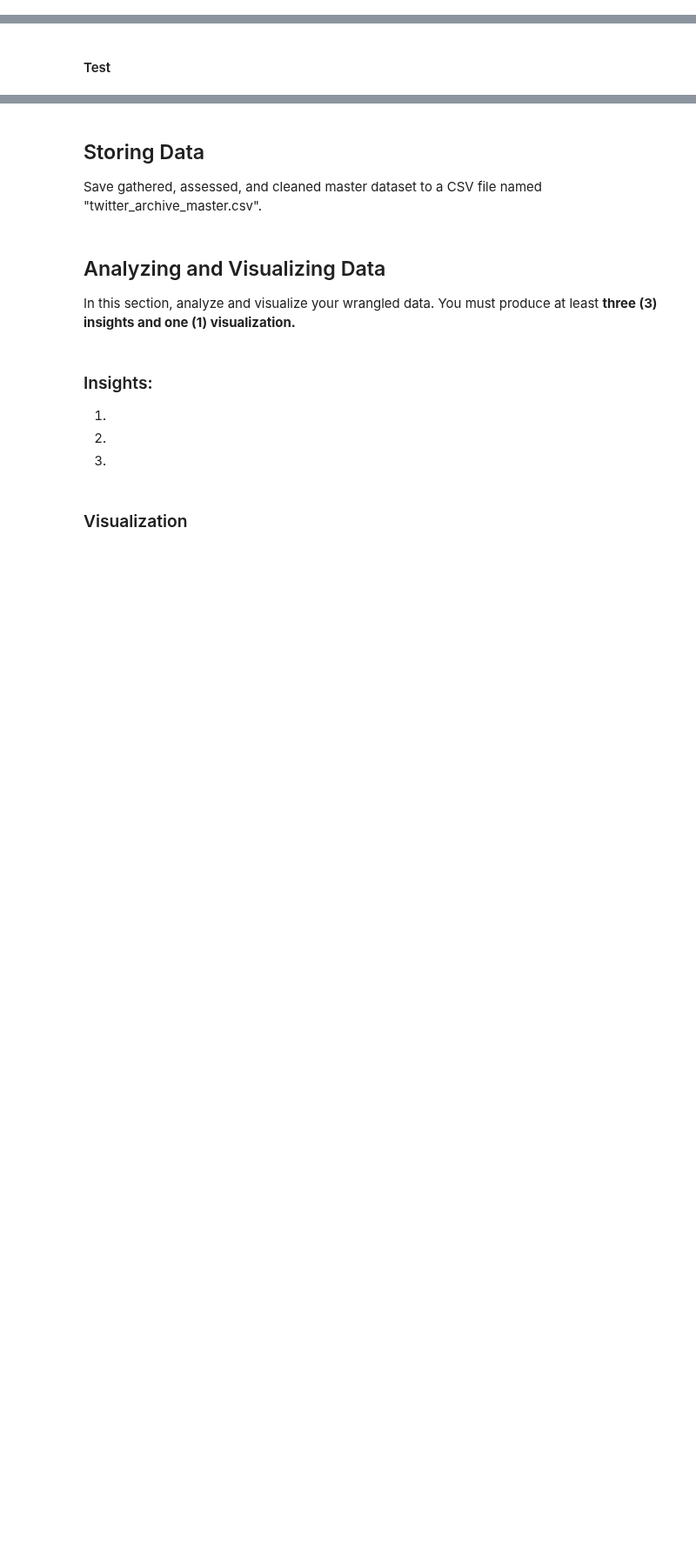
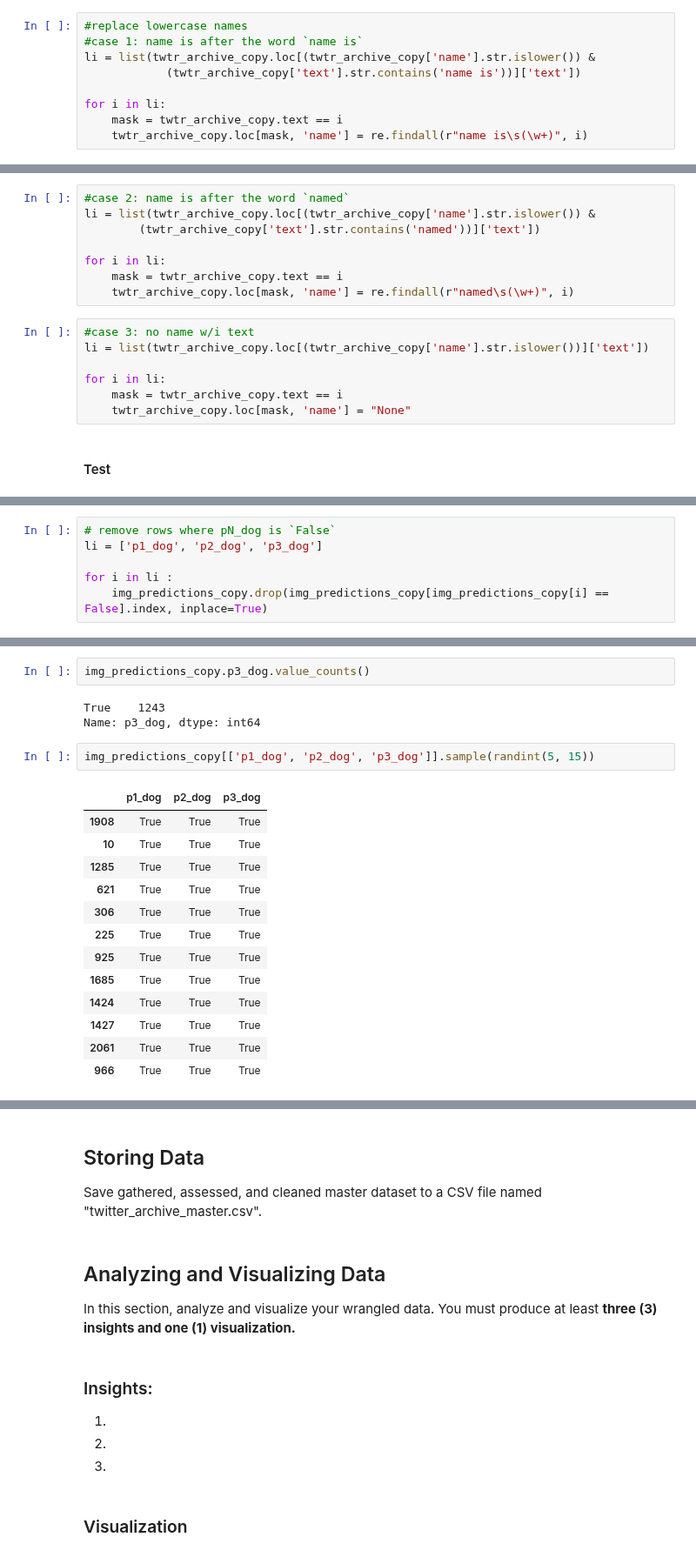
Before and after one commit to brk-a/alx-t-data-analyst, a Jupyter notebook: 0x01-project_2_wrangle_and_analyse_data/wrangle_act.ipynb, the cells around one changed output, grey strips where cells are left out. Shown at 87% size. Cells and saved outputs as stored; diff of their text form; blank space fills up the shorter version.

```diff
--- a/0x01-project_2_wrangle_and_analyse_data/wrangle_act.ipynb
+++ b/0x01-project_2_wrangle_and_analyse_data/wrangle_act.ipynb
@@ -693,2 +683,11 @@ Name: age_range, dtype: int64
 # %% [markdown]
 #### Code
+# %%
+#replace lowercase names
+#case 1: name is after the word `name is`
+li = list(twtr_archive_copy.loc[(twtr_archive_copy['name'].str.islower()) &
+            (twtr_archive_copy['text'].str.contains('name is'))]['text'])
+
+for i in li:
+    mask = twtr_archive_copy.text == i
+    twtr_archive_copy.loc[mask, 'name'] = re.findall(r"name is\s(\w+)", i)
@@ -695,2 +696,17 @@ Name: age_range, dtype: int64
+# %%
+#case 2: name is after the word `named`
+li = list(twtr_archive_copy.loc[(twtr_archive_copy['name'].str.islower()) &
+        (twtr_archive_copy['text'].str.contains('named'))]['text'])
+
+for i in li:
+    mask = twtr_archive_copy.text == i
+    twtr_archive_copy.loc[mask, 'name'] = re.findall(r"named\s(\w+)", i)
+# %%
+#case 3: no name w/i text
+li = list(twtr_archive_copy.loc[(twtr_archive_copy['name'].str.islower())]['text'])
+
+for i in li:
+    mask = twtr_archive_copy.text == i
+    twtr_archive_copy.loc[mask, 'name'] = "None"
 # %% [markdown]
 #### Test
@@ -696,0 +743,6 @@ Name: age_range, dtype: int64
+# %%
+# remove rows where pN_dog is `False`
+li = ['p1_dog', 'p2_dog', 'p3_dog']
+
+for i in li :
+    img_predictions_copy.drop(img_predictions_copy[img_predictions_copy[i] == False].index, inplace=True)
@@ -696,0 +761,21 @@ Name: age_range, dtype: int64
+# %%
+img_predictions_copy.p3_dog.value_counts()
+# %% [output]
+True    1243
+Name: p3_dog, dtype: int64
+# %%
+img_predictions_copy[['p1_dog', 'p2_dog', 'p3_dog']].sample(randint(5, 15))
+# %% [output]
+|  | p1_dog | p2_dog | p3_dog |
+| 1908 | True | True | True |
+| 10 | True | True | True |
+| 1285 | True | True | True |
+| 621 | True | True | True |
+| 306 | True | True | True |
+| 225 | True | True | True |
+| 925 | True | True | True |
+| 1685 | True | True | True |
+| 1424 | True | True | True |
+| 1427 | True | True | True |
+| 2061 | True | True | True |
+| 966 | True | True | True |
```
Also changed, not shown: parts of 42 cells of this notebook.
